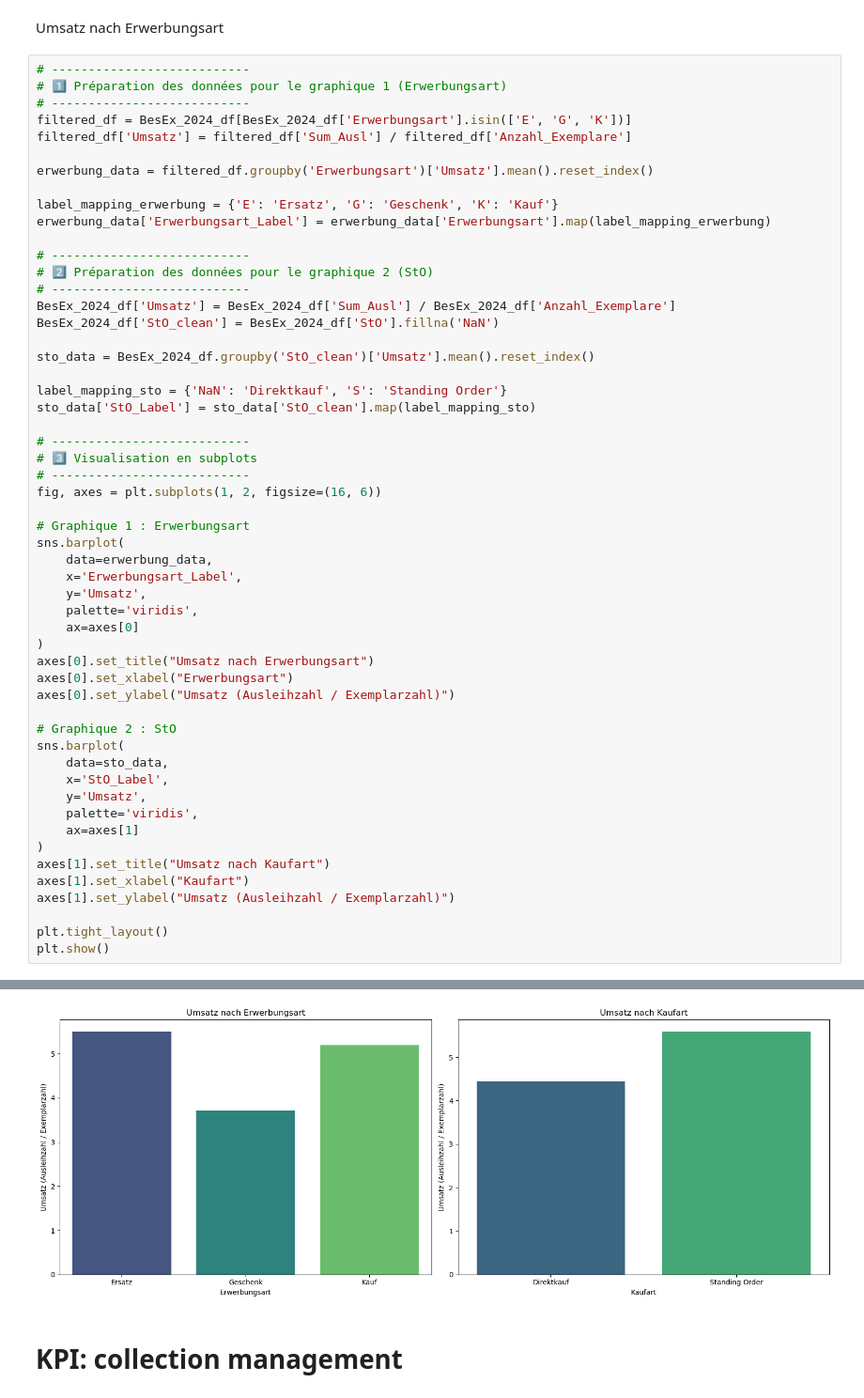
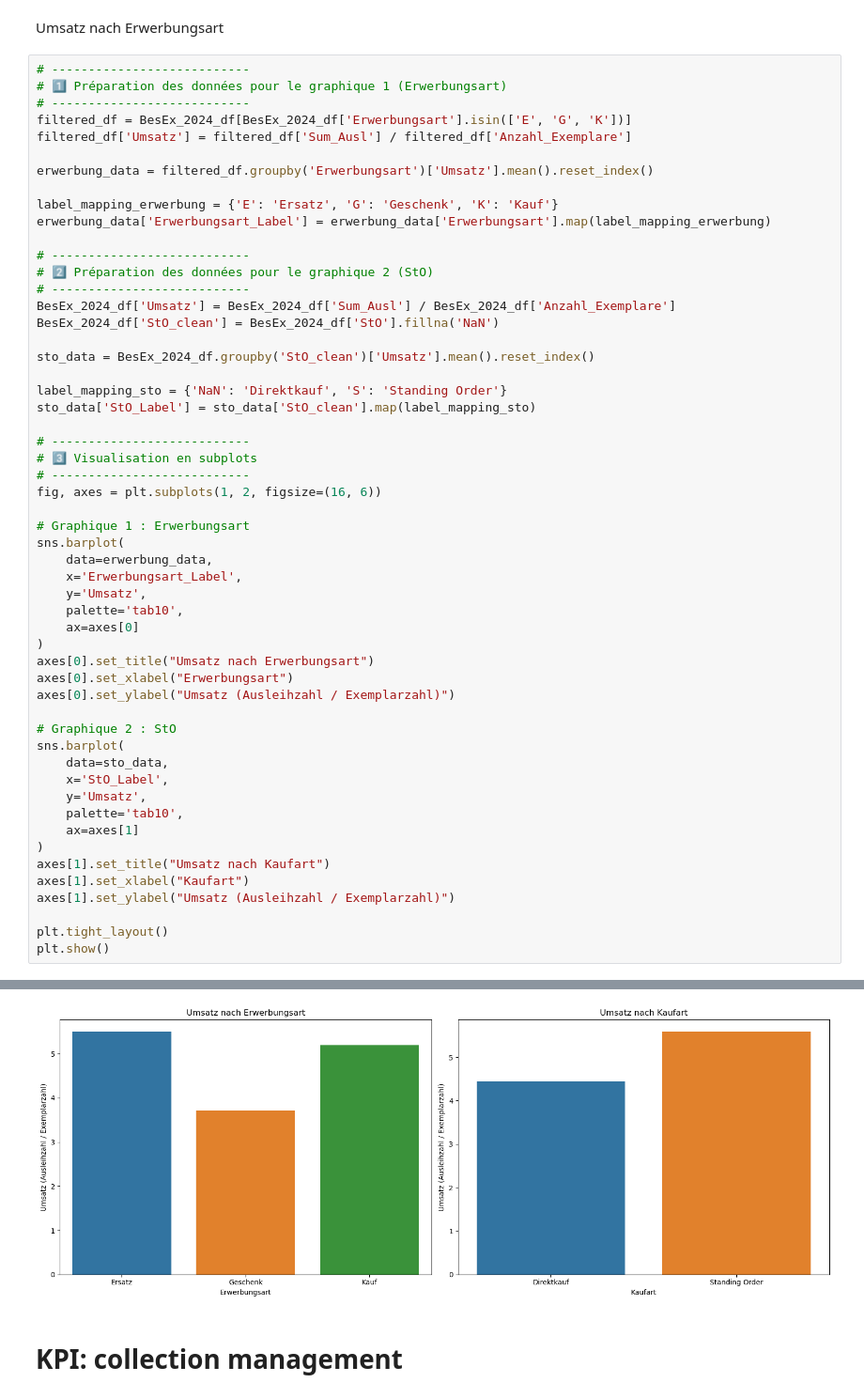
Before and after one commit to BeatriceM476/Final-project, a Jupyter notebook: BesEx_2024.ipynb, the cells around one changed output, grey strips where cells are left out. Shown at 94% size. Saved outputs shown, nothing was run; the diff lists cells and outputs as text.

```diff
--- a/BesEx_2024.ipynb
+++ b/BesEx_2024.ipynb
@@ -562,42 +562,42 @@ sns.barplot(
     data=erwerbung_data,
     x='Erwerbungsart_Label',
     y='Umsatz',
-    palette='viridis',
+    palette='tab10',
     ax=axes[0]
 )
 axes[0].set_title("Umsatz nach Erwerbungsart")
 axes[0].set_xlabel("Erwerbungsart")
 axes[0].set_ylabel("Umsatz (Ausleihzahl / Exemplarzahl)")
 
 # Graphique 2 : StO
 sns.barplot(
     data=sto_data,
     x='StO_Label',
     y='Umsatz',
-    palette='viridis',
+    palette='tab10',
     ax=axes[1]
 )
 axes[1].set_title("Umsatz nach Kaufart")
 axes[1].set_xlabel("Kaufart")
 axes[1].set_ylabel("Umsatz (Ausleihzahl / Exemplarzahl)")
 
 plt.tight_layout()
 plt.show()
 # %% [output]
 A value is trying to be set on a copy of a slice from a DataFrame.
 Try using .loc[row_indexer,col_indexer] = value instead
 
 See the caveats in the documentation: https://pandas.pydata.org/pandas-docs/stable/user_guide/indexing.html#returning-a-view-versus-a-copy
   filtered_df['Umsatz'] = filtered_df['Sum_Ausl'] / filtered_df['Anzahl_Exemplare']
 
 Passing `palette` without assigning `hue` is deprecated and will be removed in v0.14.0. Assign the `x` variable to `hue` and set `legend=False` for the same effect.
 
   sns.barplot(
 
 Passing `palette` without assigning `hue` is deprecated and will be removed in v0.14.0. Assign the `x` variable to `hue` and set `legend=False` for the same effect.
 
   sns.barplot(
-[figure, old version]
+[figure, new version]
 # %% [markdown]
 # KPI: collection management
 # %% [markdown]
```
Also changed, not shown: parts of 8 cells of this notebook, 1 other file.
